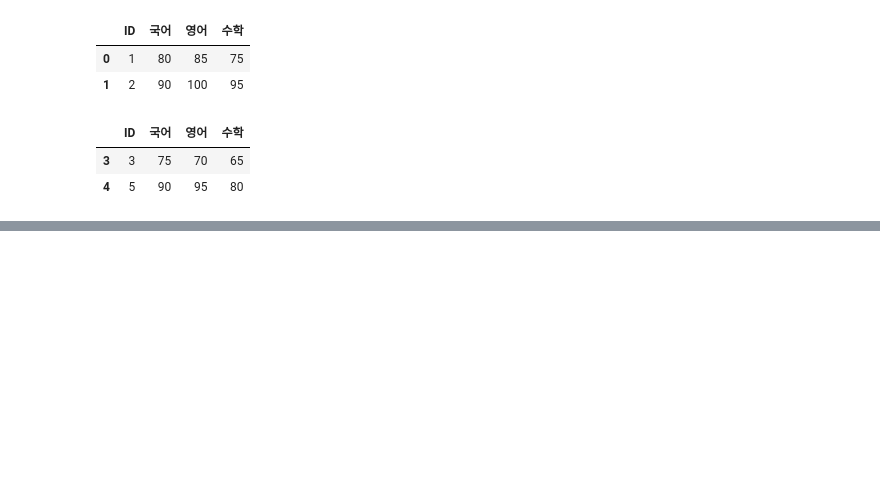
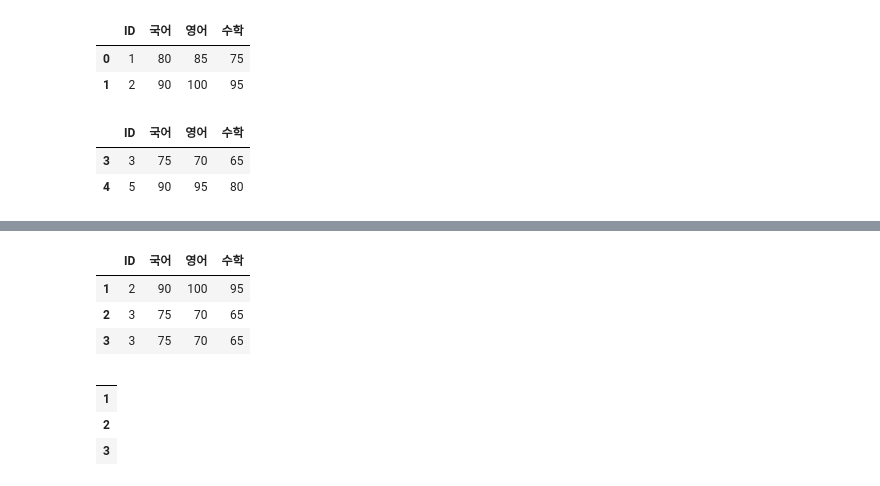
Before and after one commit to semin-pk/DataAnalysisPython, a Jupyter notebook: 1장/chapter01.ipynb, the cells around one changed output, grey strips where cells are left out. Cells and saved outputs as stored; diff of their text form; code cells hidden in the pictures; blank space fills up the shorter version.

```diff
--- a/1장/chapter01.ipynb
+++ b/1장/chapter01.ipynb
@@ -410,0 +451,14 @@ df.sample(frac=0.5)
+# %%
+df.iloc[1:4,:]
+# %% [output]
+|  | ID | 국어 | 영어 | 수학 |
+| 1 | 2 | 90 | 100 | 95 |
+| 2 | 3 | 75 | 70 | 65 |
+| 3 | 3 | 75 | 70 | 65 |
+# %%
+df.iloc[1:4,:0]
+# %% [output]
+|  |
+| 1 |
+| 2 |
+| 3 |
```
Also changed, not shown: parts of 11 cells of this notebook.
